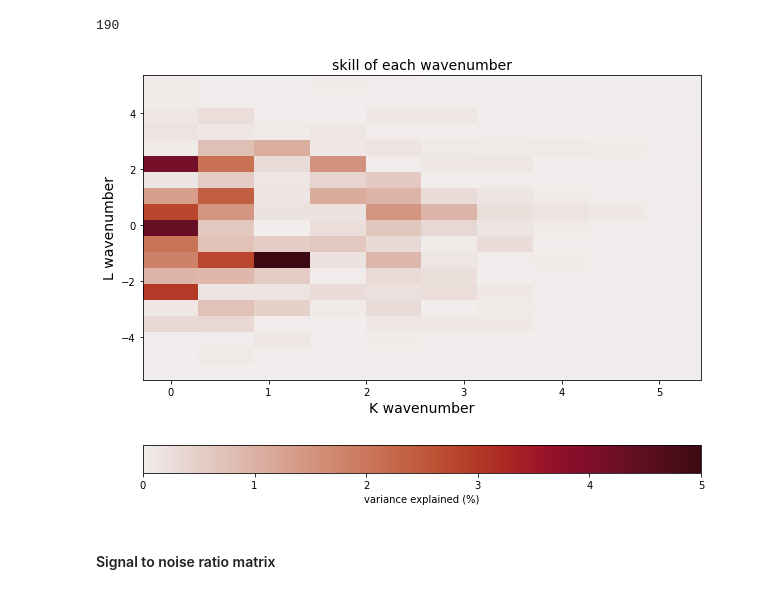
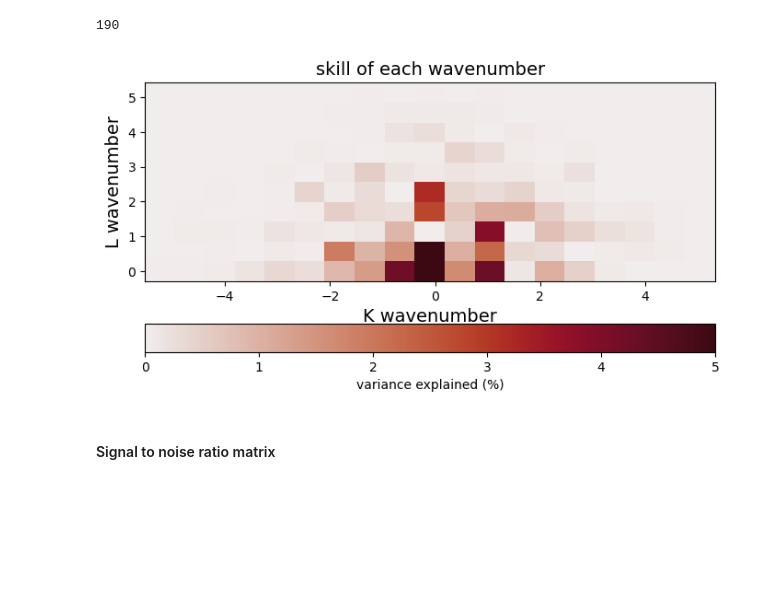
Before and after one commit to yugaophd/cer-swot, a Jupyter notebook: CER101b_multiday_aviso_forward_model-Copy1.ipynb, the cells around one changed output. Drawn from its saved outputs; the diff is of its cells as text; code cells hidden in the pictures; blank space fills up the shorter version.

```diff
--- a/CER101b_multiday_aviso_forward_model-Copy1.ipynb
+++ b/CER101b_multiday_aviso_forward_model-Copy1.ipynb
@@ -11,8 +11,8 @@ from aviso_rossby_wave import forecast_ssh, inversion
 # %% [markdown]
 ## Starting Date
 # %%
-day0, day1 = 0, 10 # 2016-06-01
-time_range = 50 #(day1 - day0) * 2 + 1  # forecast time range
+day0, day1 = 0, 40 # 2016-06-01
+time_range = (day1 - day0) * 2 # forecast time range
 exp = 1 # R_over_P = K^-1
 # %% [markdown]
 ### Stratification paramters
@@ -23,7 +23,7 @@ exp = 1 # R_over_P = K^-1
 lonidx_west, lonidx_east = 60, 100
 latidx_south, latidx_north = 34, 74
 # %%
-avisso_ds = xr.open_dataset('./aviso_msla_ccs_5d.nc')
+avisso_ds = xr.open_dataset('./aviso_msla_ccs_1d.nc')
 SSHA = avisso_ds.msla[latidx_south:latidx_north, lonidx_west:lonidx_east, :]
 T_time = avisso_ds.time.data[day0:] * 86400 # in seconds
 SSHA.shape
@@ -37,6 +37,5 @@ numpy.datetime64('2016-06-01T00:00:00.000000000')
 # %%
-#ssha_time_mean = SSHA[:].mean(axis = -1)
-ssha_time_mean = SSHA[day0 : day0 + 30].mean(axis = 0) # remove 150-day mean insead of multi-year mean (climatology)
+ssha_time_mean = SSHA[:, :,  : ].mean(axis = -1) # remove 150-day mean insead of multi-year mean (climatology)
 # %%
 SSHA = SSHA - ssha_time_mean # remove 150-day mean  SSHA[day0 + day0 + 30].mean(axis = -1)
 SSHA_masked = np.ma.masked_invalid(SSHA)
@@ -110,15 +109,15 @@ L_lon = 10 # domain lognitude length
 
 domain_factor = 1.1 # the smaller, the less waves
 
-k_interval = 2 * np.pi / (domain_factor * L_lat) # zonal wavemenumber interval
-l_interval = 2 * np.pi / (domain_factor * L_lon) # longitutional wavemenumber interval
+l_interval = 2 * np.pi / (domain_factor * L_lat) # zonal wavemenumber interval
+k_interval = 2 * np.pi / (domain_factor * L_lon) # longitutional wavemenumber interval
 
 lamda_min = 1.2 # 100km = 1 degree minimum wavelength resolved , the smaller, the more waves
 
-k_min = 0
-k_max = 2 * np.pi / lamda_min
-l_max = k_max
-l_min = -1 * l_max
+l_min = 0
+l_max = 2 * np.pi / lamda_min
+k_max = l_max
+k_min = -1 * l_max
 print(k_max)
 # %% [output]
 5.235987755982989
@@ -153,16 +152,16 @@ M
 # %%
 kk, ll = np.meshgrid(l_n, k_n)
 # %%
-plt.figure(figsize = (10, 8))
+plt.figure(figsize = (8, 4))
 plt.pcolor(kk, ll, skill[:, :, 0] * 100, cmap = cmo.cm.amp, vmin = 0, vmax = 5)
 plt.xlabel('K wavenumber', fontsize = 14)
 plt.ylabel('L wavenumber', fontsize = 14)
 plt.colorbar(orientation = 'horizontal', label = 'variance explained (%)')
 plt.title('skill of each wavenumber', fontsize = 14)
 plt.savefig('./skill_matrix_AVISO.png')
 #plt.savefig('./skill_matrix_' + str(M) + '.png')
 # %% [output]
-[figure, old version]
+[figure, new version]
 # %% [markdown]
 #### Signal to noise ratio matrix
 # %%
```
Also changed, not shown: parts of 15 cells of this notebook, 3 other files.
